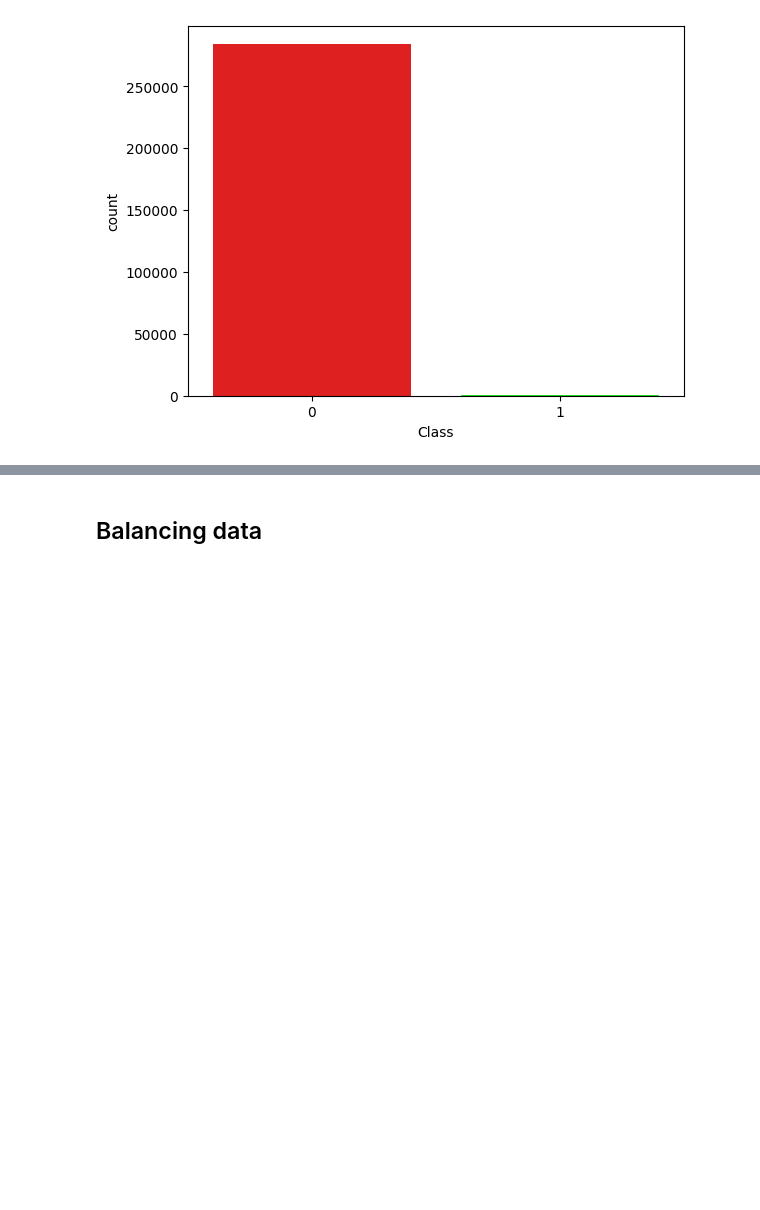
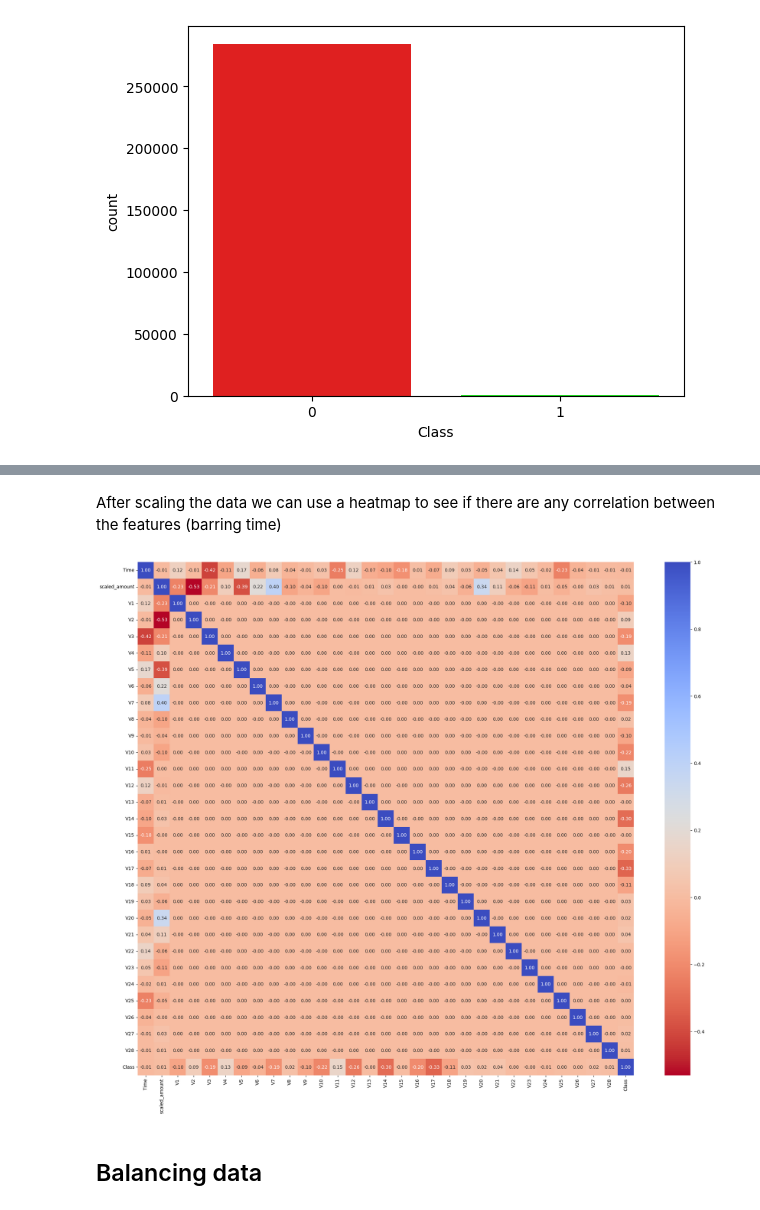
Before and after one commit to Khouriz/C964-CS-Capstone, a Jupyter notebook: application_notebook.ipynb, the cells around one changed output, grey strips where cells are left out. Drawn from its saved outputs; the diff is of its cells as text; code cells hidden in the pictures; blank space fills up the shorter version.

```diff
--- a/application_notebook.ipynb
+++ b/application_notebook.ipynb
@@ -80,0 +84,9 @@ sns.countplot( x=df['Class'],data=df, palette=colors)
+# %%
+from sklearn.preprocessing import RobustScaler
+ammount = df["Amount"]
+df.drop("Amount", axis=1, inplace=True)
+df["scaled_amount"] = RobustScaler().fit_transform(ammount.values.reshape(-1,1))
+scaled_amount = df["scaled_amount"]
+df.drop("scaled_amount", axis=1, inplace=True)
+df.insert(1, "scaled_amount", scaled_amount)
+df.head()
@@ -81,2 +101,11 @@ sns.countplot( x=df['Class'],data=df, palette=colors)
+# %% [markdown]
+After scaling the data we can use a heatmap to see if there are any correlation between the features (barring time)
+# %%
+f, ax1 = plt.subplots(figsize=(24,20))
+correlation = df.corr()
+sns.heatmap(correlation, cmap='coolwarm_r',ax=ax1,  fmt=".2f", annot=True)
+plt.show()
+# %% [output]
+[figure, added]
 # %% [markdown]
 ## Balancing data
```
Also changed, not shown: parts of 13 cells of this notebook.
